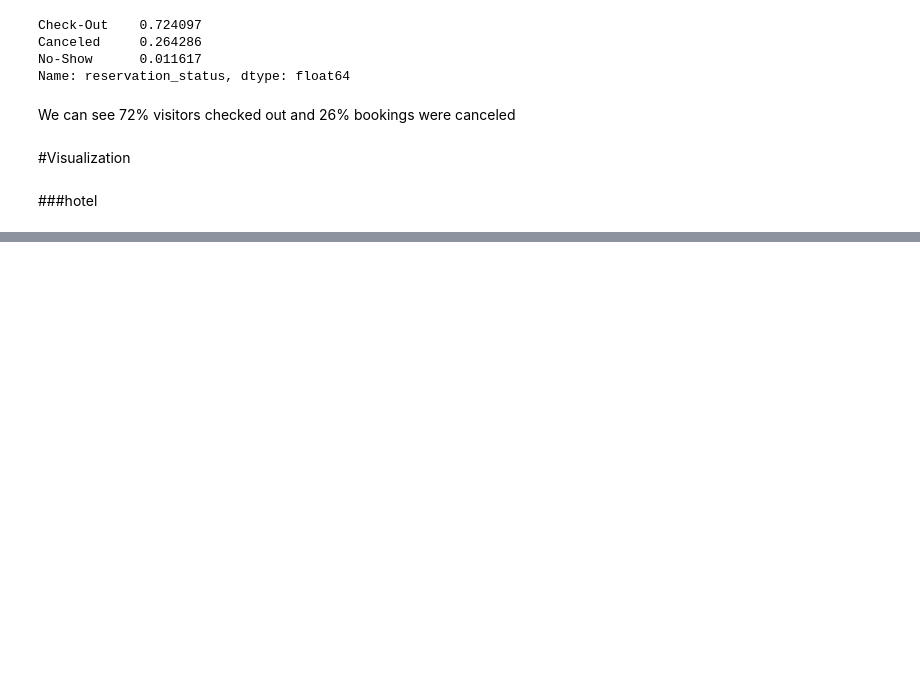
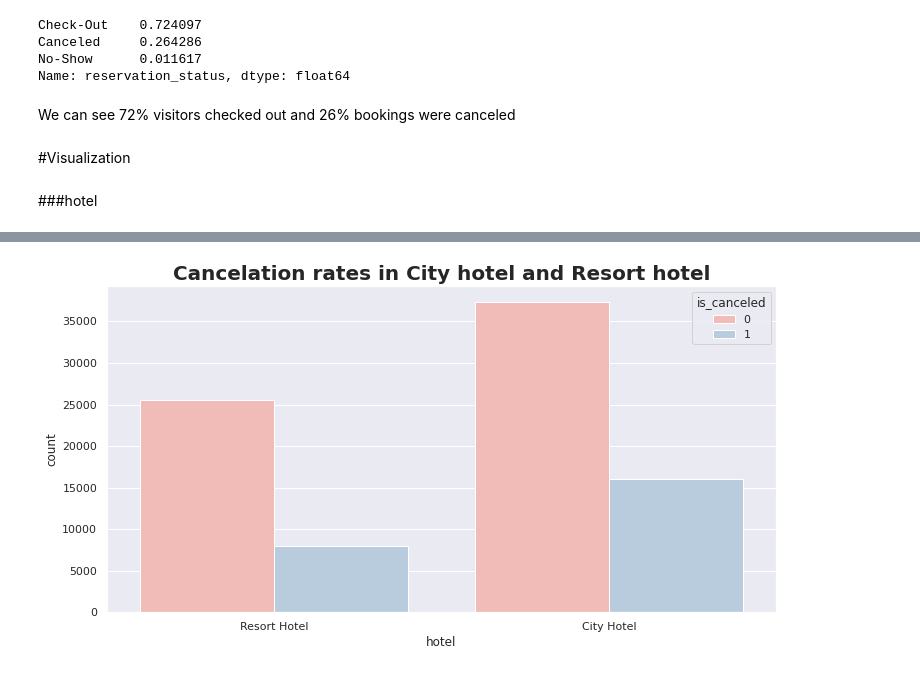
Before and after one commit to dhrisandamedhi/Hotel_booking, a Jupyter notebook: hotel_booking.ipynb, the cells around one changed output, grey strips where cells are left out. Saved outputs shown, nothing was run; the diff lists cells and outputs as text; code cells hidden in the pictures; blank space fills up the shorter version.

```diff
--- a/hotel_booking.ipynb
+++ b/hotel_booking.ipynb
@@ -355,0 +380,8 @@ plt.show()
+# %%
+plt.figure(figsize=(12, 6))
+
+sns.countplot(x='hotel',hue="is_canceled", data=hotel,palette='Pastel1')
+plt.title("Cancelation rates in City hotel and Resort hotel",fontweight="bold", size=20)
+plt.show()
+# %% [output]
+[figure, added]
```
Also changed, not shown: parts of 25 cells of this notebook.
